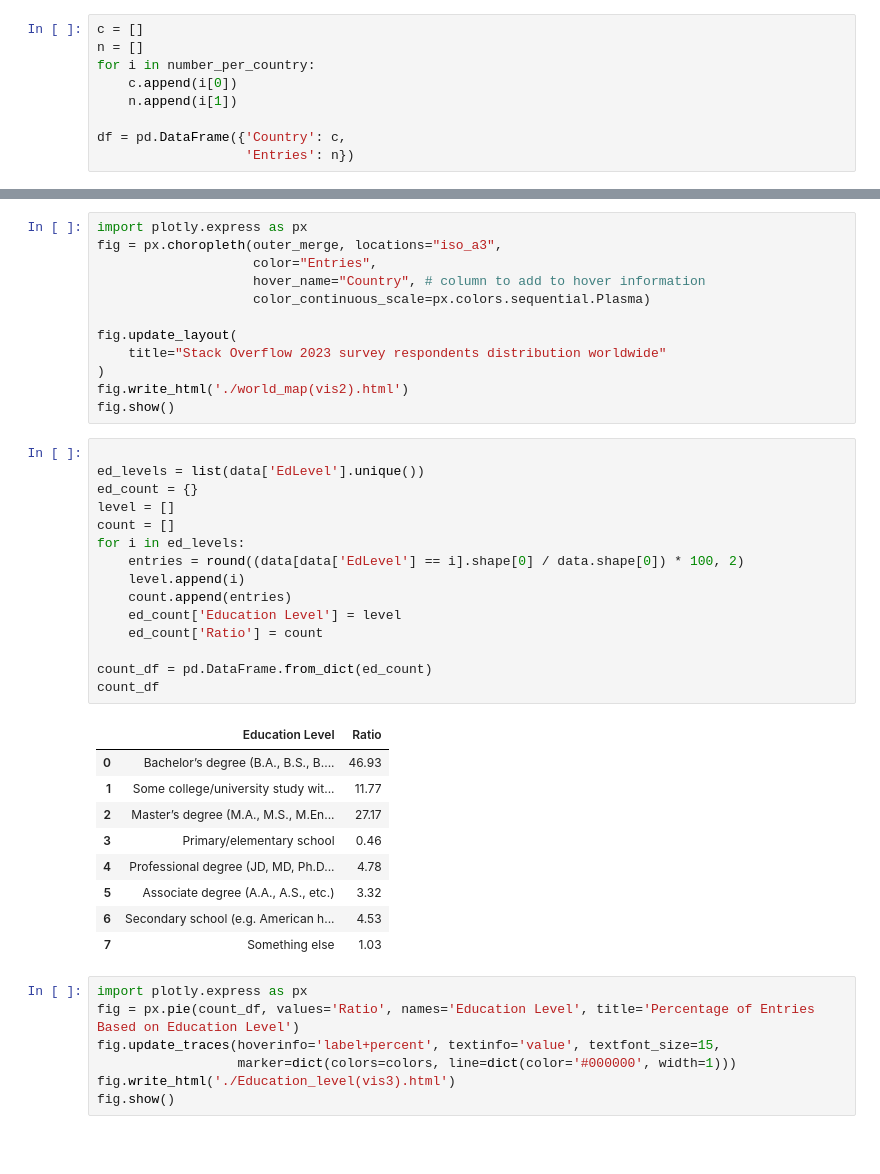
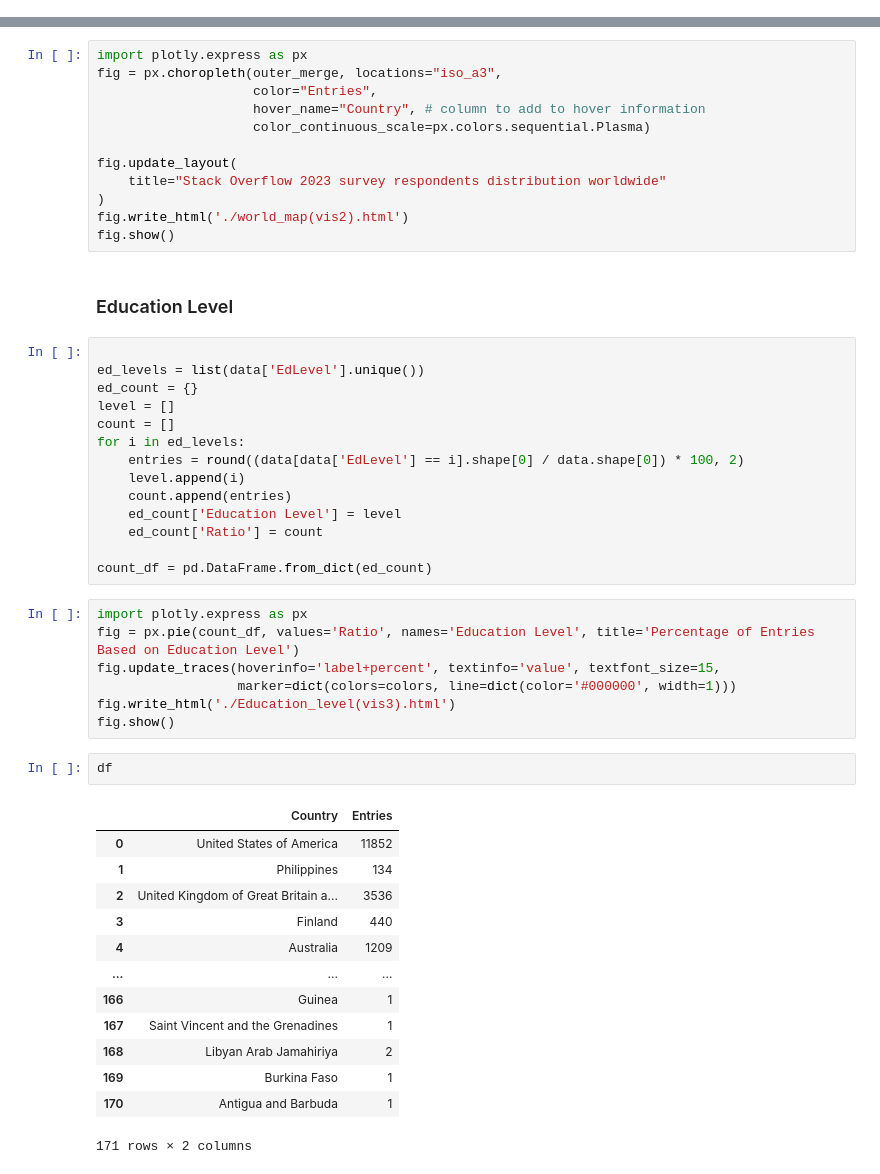
Before and after one commit to joshuaSamuel06/Tech-Jobs-Analysis, a Jupyter notebook: Analysis/data_analysis.ipynb, the cells around one changed output, grey strips where cells are left out. Cells and saved outputs as stored; diff of their text form; blank space fills up the shorter version.

```diff
--- a/Analysis/data_analysis.ipynb
+++ b/Analysis/data_analysis.ipynb
@@ -163,15 +97,6 @@ for country in countries_list:
 print(number_per_country)
 # %% [output]
 [('United States of America', 11852), ('Philippines', 134), ('United Kingdom of Great Britain and Northern Ireland', 3536), ('Finland', 440), ('Australia', 1209), ('Netherlands', 1360), ('Germany', 39 ...
-# %%
-c = []
-n = []
-for i in number_per_country:
-    c.append(i[0])
-    n.append(i[1])
-
-df = pd.DataFrame({'Country': c,
-                   'Entries': n})
 # %%
 import geopandas as gpd
 world_filepath = gpd.datasets.get_path('naturalearth_lowres')
@@ -211,6 +121,8 @@ fig.update_layout(
 )
 fig.write_html('./world_map(vis2).html')
 fig.show()
+# %% [markdown]
+### Education Level
 # %%
 
 ed_levels = list(data['EdLevel'].unique())
@@ -225,17 +137,6 @@ for i in ed_levels:
     ed_count['Ratio'] = count
 
 count_df = pd.DataFrame.from_dict(ed_count)
-count_df
-# %% [output]
-|  | Education Level | Ratio |
-| 0 | Bachelor’s degree (B.A., B.S., B.... | 46.93 |
-| 1 | Some college/university study wit... | 11.77 |
-| 2 | Master’s degree (M.A., M.S., M.En... | 27.17 |
-| 3 | Primary/elementary school | 0.46 |
-| 4 | Professional degree (JD, MD, Ph.D... | 4.78 |
-| 5 | Associate degree (A.A., A.S., etc.) | 3.32 |
-| 6 | Secondary school (e.g. American h... | 4.53 |
-| 7 | Something else | 1.03 |
 # %%
 import plotly.express as px
 fig = px.pie(count_df, values='Ratio', names='Education Level', title='Percentage of Entries Based on Education Level')
@@ -243,3 +144,19 @@ fig.update_traces(hoverinfo='label+percent', textinfo='value', textfont_size=15,
                   marker=dict(colors=colors, line=dict(color='#000000', width=1)))
 fig.write_html('./Education_level(vis3).html')
 fig.show()
+# %%
+df
+# %% [output]
+|  | Country | Entries |
+| 0 | United States of America | 11852 |
+| 1 | Philippines | 134 |
+| 2 | United Kingdom of Great Britain a... | 3536 |
+| 3 | Finland | 440 |
+| 4 | Australia | 1209 |
+| ... | ... | ... |
+| 166 | Guinea | 1 |
+| 167 | Saint Vincent and the Grenadines | 1 |
+| 168 | Libyan Arab Jamahiriya | 2 |
+| 169 | Burkina Faso | 1 |
+| 170 | Antigua and Barbuda | 1 |
+171 rows × 2 columns
```
Also changed, not shown: parts of 13 cells of this notebook.
